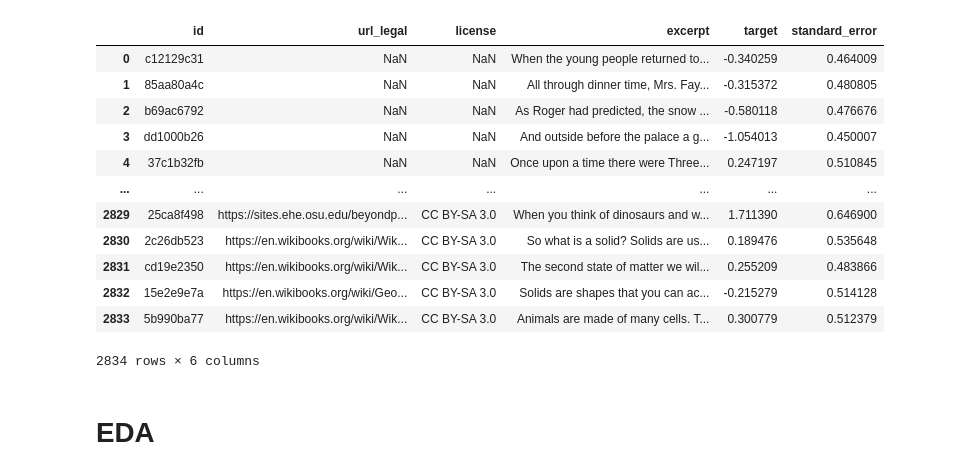
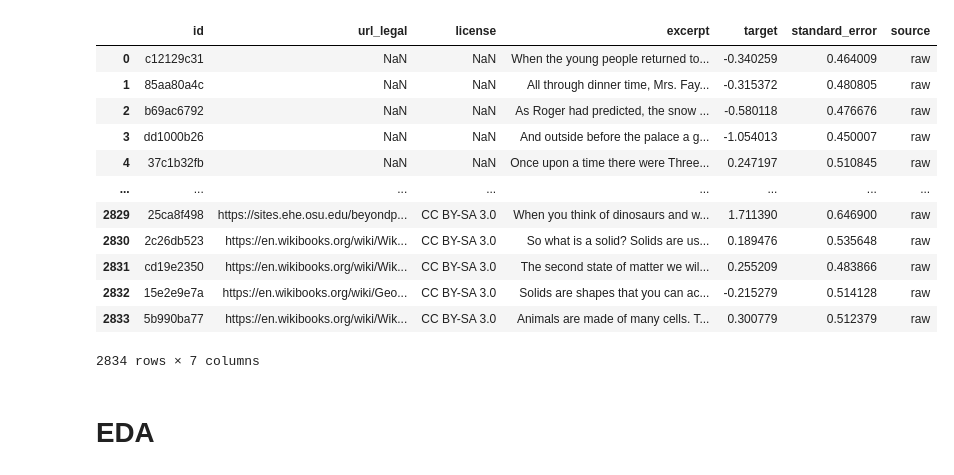
Before and after one commit to arun2596/common-lit-kaggle, a Jupyter notebook: data_augmentation.ipynb, the cells around one changed output. Saved outputs shown, nothing was run; the diff lists cells and outputs as text; code cells hidden in the pictures.

Commit message:
update data augmentation notebook

```diff
--- a/data_augmentation.ipynb
+++ b/data_augmentation.ipynb
@@ -2,21 +2,22 @@
 import pandas as pd
 # %%
 train_data = pd.read_csv('./data/raw/train.csv')
+train_data['source'] = 'raw'
 train_data
 # %% [output]
-|  | id | url_legal | license | excerpt | target | standard_error |
-| 0 | c12129c31 | NaN | NaN | When the young people returned to... | -0.340259 | 0.464009 |
-| 1 | 85aa80a4c | NaN | NaN | All through dinner time, Mrs. Fay... | -0.315372 | 0.480805 |
-| 2 | b69ac6792 | NaN | NaN | As Roger had predicted, the snow ... | -0.580118 | 0.476676 |
-| 3 | dd1000b26 | NaN | NaN | And outside before the palace a g... | -1.054013 | 0.450007 |
-| 4 | 37c1b32fb | NaN | NaN | Once upon a time there were Three... | 0.247197 | 0.510845 |
-| ... | ... | ... | ... | ... | ... | ... |
-| 2829 | 25ca8f498 | https://sites.ehe.osu.edu/beyondp... | CC BY-SA 3.0 | When you think of dinosaurs and w... | 1.711390 | 0.646900 |
-| 2830 | 2c26db523 | https://en.wikibooks.org/wiki/Wik... | CC BY-SA 3.0 | So what is a solid? Solids are us... | 0.189476 | 0.535648 |
-| 2831 | cd19e2350 | https://en.wikibooks.org/wiki/Wik... | CC BY-SA 3.0 | The second state of matter we wil... | 0.255209 | 0.483866 |
-| 2832 | 15e2e9e7a | https://en.wikibooks.org/wiki/Geo... | CC BY-SA 3.0 | Solids are shapes that you can ac... | -0.215279 | 0.514128 |
-| 2833 | 5b990ba77 | https://en.wikibooks.org/wiki/Wik... | CC BY-SA 3.0 | Animals are made of many cells. T... | 0.300779 | 0.512379 |
+|  | id | url_legal | license | excerpt | target | standard_error | source |
+| 0 | c12129c31 | NaN | NaN | When the young people returned to... | -0.340259 | 0.464009 | raw |
+| 1 | 85aa80a4c | NaN | NaN | All through dinner time, Mrs. Fay... | -0.315372 | 0.480805 | raw |
+| 2 | b69ac6792 | NaN | NaN | As Roger had predicted, the snow ... | -0.580118 | 0.476676 | raw |
+| 3 | dd1000b26 | NaN | NaN | And outside before the palace a g... | -1.054013 | 0.450007 | raw |
+| 4 | 37c1b32fb | NaN | NaN | Once upon a time there were Three... | 0.247197 | 0.510845 | raw |
+| ... | ... | ... | ... | ... | ... | ... | ... |
+| 2829 | 25ca8f498 | https://sites.ehe.osu.edu/beyondp... | CC BY-SA 3.0 | When you think of dinosaurs and w... | 1.711390 | 0.646900 | raw |
+| 2830 | 2c26db523 | https://en.wikibooks.org/wiki/Wik... | CC BY-SA 3.0 | So what is a solid? Solids are us... | 0.189476 | 0.535648 | raw |
+| 2831 | cd19e2350 | https://en.wikibooks.org/wiki/Wik... | CC BY-SA 3.0 | The second state of matter we wil... | 0.255209 | 0.483866 | raw |
+| 2832 | 15e2e9e7a | https://en.wikibooks.org/wiki/Geo... | CC BY-SA 3.0 | Solids are shapes that you can ac... | -0.215279 | 0.514128 | raw |
+| 2833 | 5b990ba77 | https://en.wikibooks.org/wiki/Wik... | CC BY-SA 3.0 | Animals are made of many cells. T... | 0.300779 | 0.512379 | raw |
-2834 rows × 6 columns
+2834 rows × 7 columns
 # %% [markdown]
 # EDA
 # %%
```
Also changed, not shown: parts of 30 cells of this notebook.
